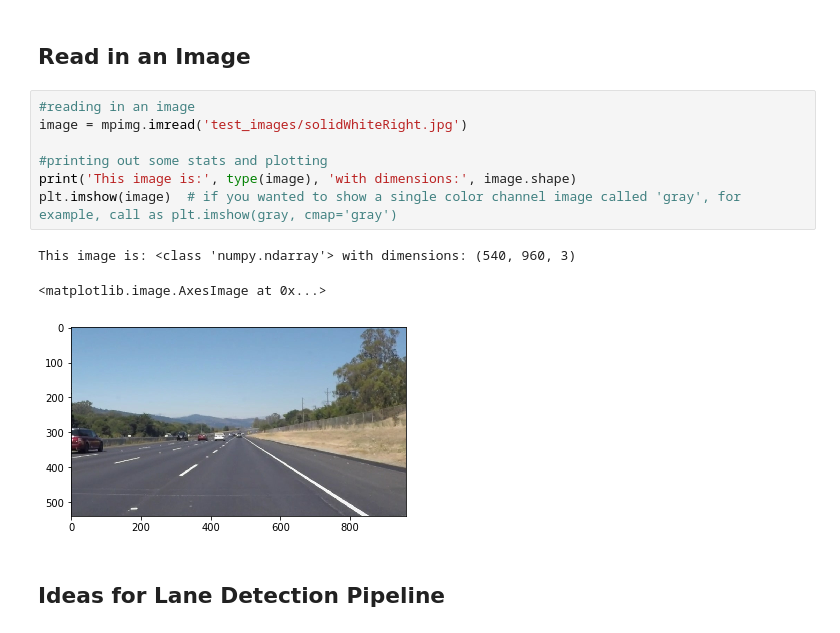
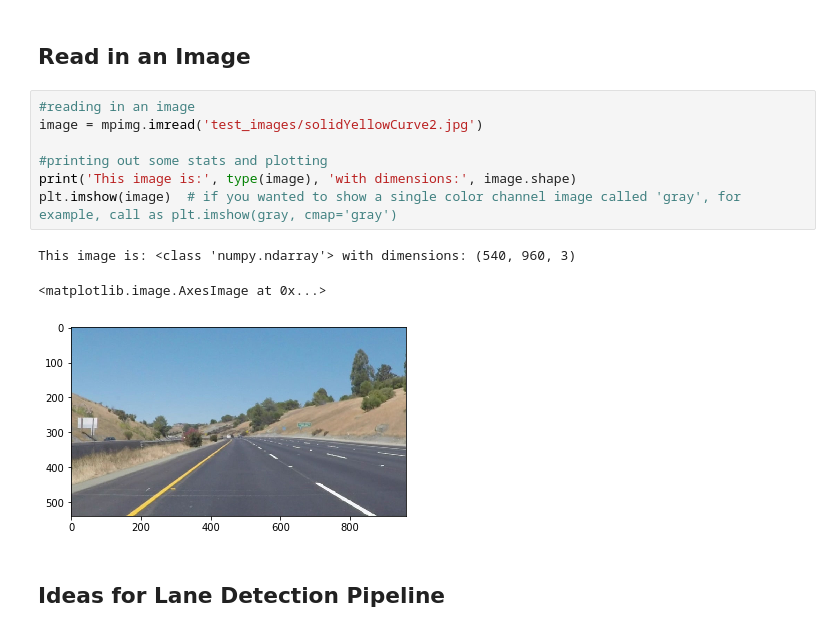
Before and after one commit to aloksh85/CarND-LaneLines-P1, a Jupyter notebook: P1.ipynb, the cells around one changed output. Cells and saved outputs as stored; diff of their text form.

```diff
--- a/P1.ipynb
+++ b/P1.ipynb
@@ -51,15 +51,15 @@ import cv2
 ## Read in an Image
 # %%
 #reading in an image
-image = mpimg.imread('test_images/solidWhiteRight.jpg')
+image = mpimg.imread('test_images/solidYellowCurve2.jpg')
 
 #printing out some stats and plotting
 print('This image is:', type(image), 'with dimensions:', image.shape)
 plt.imshow(image)  # if you wanted to show a single color channel image called 'gray', for example, call as plt.imshow(gray, cmap='gray')
 # %% [output]
 This image is: <class 'numpy.ndarray'> with dimensions: (540, 960, 3)
 <matplotlib.image.AxesImage at 0x...>
-[figure, old version]
+[figure, new version]
 # %% [markdown]
 ## Ideas for Lane Detection Pipeline
 # %% [markdown]
```
Also changed, not shown: parts of 3 cells of this notebook.
